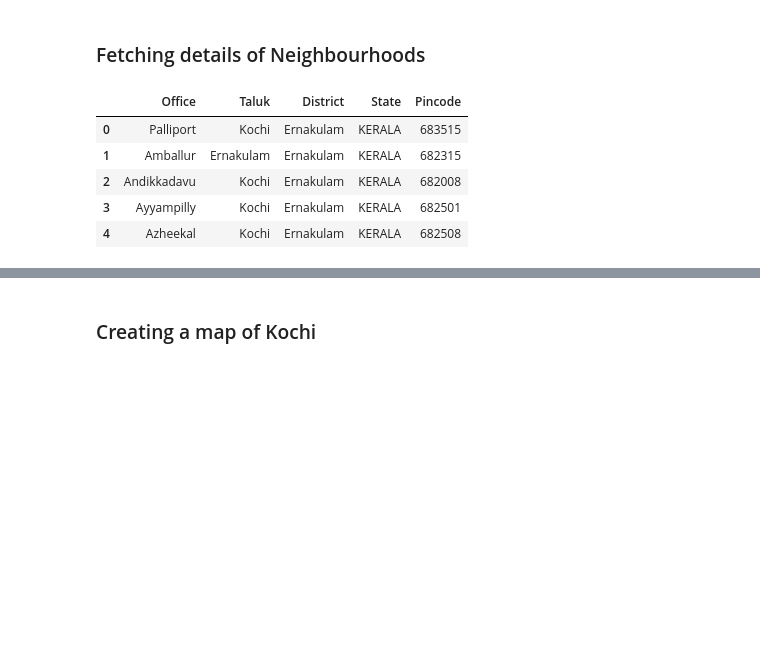
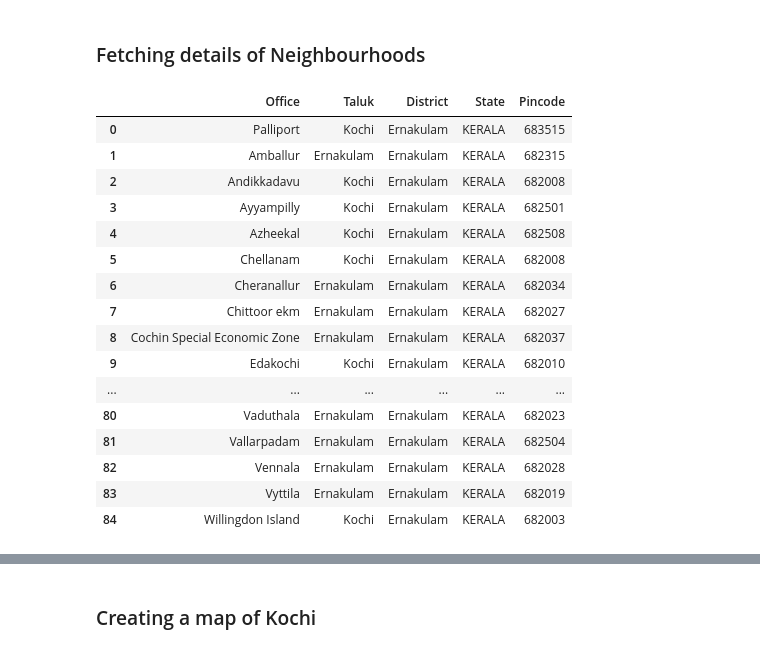
Before and after one commit to ajazHameed/Coursera_Capstone, a Jupyter notebook: coursera_capstone.ipynb, the cells around one changed output, grey strips where cells are left out. Cells and saved outputs as stored; diff of their text form; code cells hidden in the pictures; blank space fills up the shorter version.

```diff
--- a/coursera_capstone.ipynb
+++ b/coursera_capstone.ipynb
@@ -56,12 +56,23 @@ for office_name_row in pincode_data.find_all('tr'):
 # %%
 pin_df_kochi = pin_df[(pin_df['Taluk'] == 'Kochi')|(pin_df['Taluk'] =='Ernakulam')]
 pin_df_kochi.reset_index(drop = True, inplace = True)
-pin_df_kochi.head()
+pin_df_kochi
 # %% [output]
 |  | Office | Taluk | District | State | Pincode |
 | 0 | Palliport | Kochi | Ernakulam | KERALA | 683515 |
 | 1 | Amballur | Ernakulam | Ernakulam | KERALA | 682315 |
 | 2 | Andikkadavu | Kochi | Ernakulam | KERALA | 682008 |
 | 3 | Ayyampilly | Kochi | Ernakulam | KERALA | 682501 |
 | 4 | Azheekal | Kochi | Ernakulam | KERALA | 682508 |
+| 5 | Chellanam | Kochi | Ernakulam | KERALA | 682008 |
+| 6 | Cheranallur | Ernakulam | Ernakulam | KERALA | 682034 |
+| 7 | Chittoor ekm | Ernakulam | Ernakulam | KERALA | 682027 |
+| 8 | Cochin Special Economic Zone | Ernakulam | Ernakulam | KERALA | 682037 |
+| 9 | Edakochi | Kochi | Ernakulam | KERALA | 682010 |
+| ... | ... | ... | ... | ... | ... |
+| 80 | Vaduthala | Ernakulam | Ernakulam | KERALA | 682023 |
+| 81 | Vallarpadam | Ernakulam | Ernakulam | KERALA | 682504 |
+| 82 | Vennala | Ernakulam | Ernakulam | KERALA | 682028 |
+| 83 | Vyttila | Ernakulam | Ernakulam | KERALA | 682019 |
+| 84 | Willingdon Island | Kochi | Ernakulam | KERALA | 682003 |
 # %%
```
Also changed, not shown: parts of 25 cells of this notebook.
